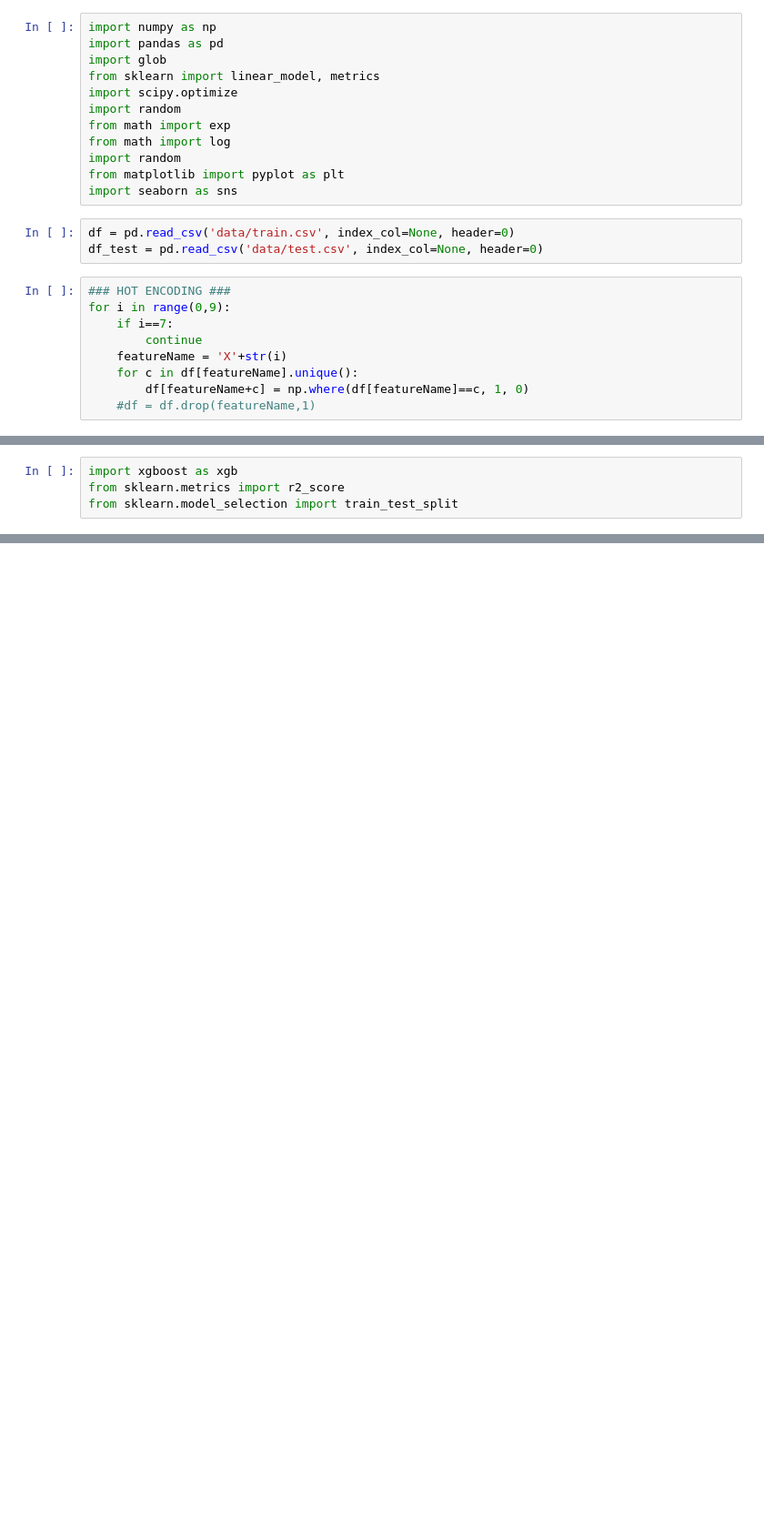
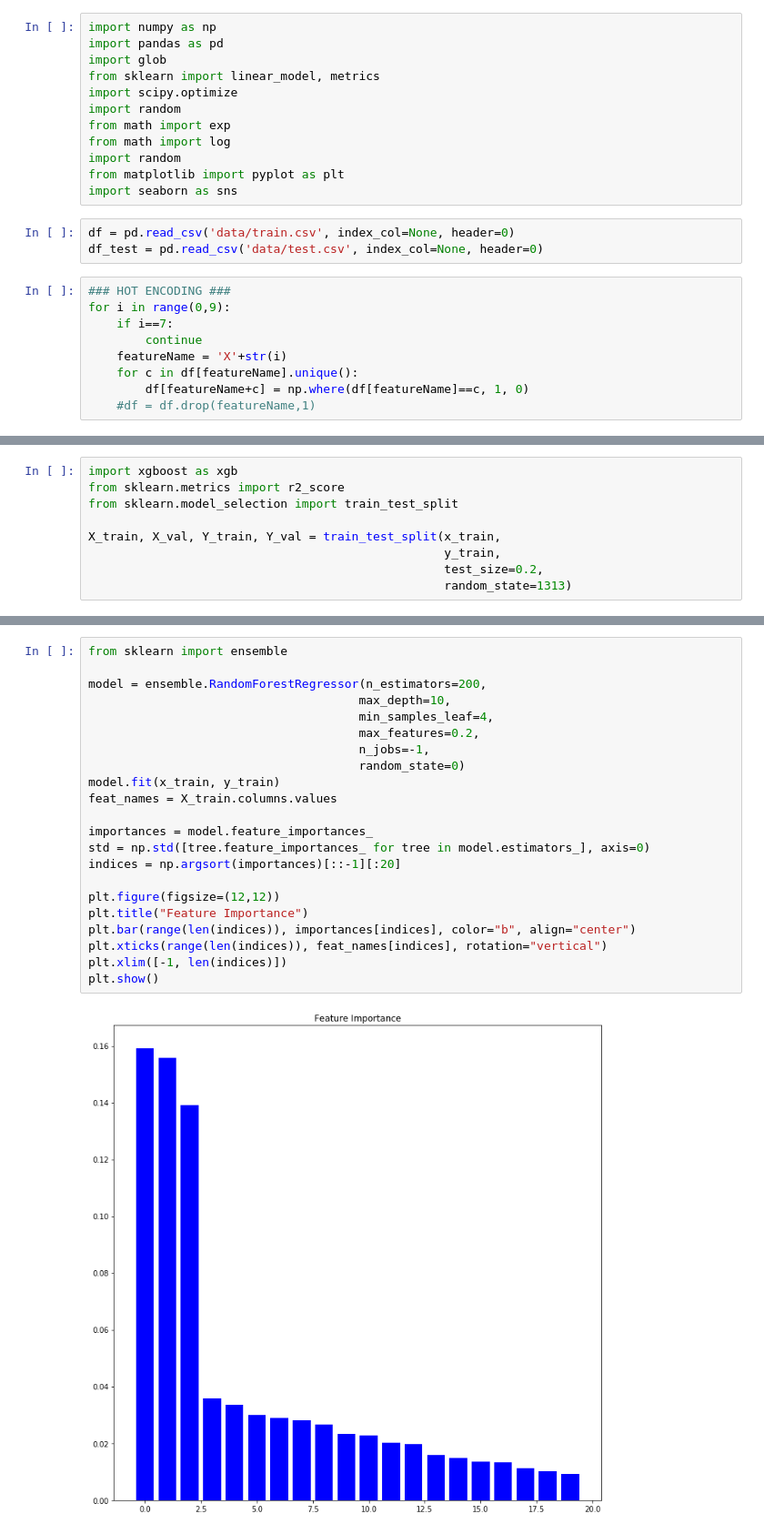
Before and after one commit to jeanette-nguyen/Mercedes-Test-Time, a Jupyter notebook: Mercedes_Test_Time.ipynb, the cells around one changed output, grey strips where cells are left out. Shown at 91% size. Cells and saved outputs as stored; diff of their text form; blank space fills up the shorter version.

```diff
--- a/Mercedes_Test_Time.ipynb
+++ b/Mercedes_Test_Time.ipynb
@@ -72,3 +86,8 @@ NameError: name 'pd' is not defined
 import xgboost as xgb
 from sklearn.metrics import r2_score
 from sklearn.model_selection import train_test_split
+
+X_train, X_val, Y_train, Y_val = train_test_split(x_train,
+                                                  y_train,
+                                                  test_size=0.2,
+                                                  random_state=1313)
@@ -74,0 +97,24 @@ from sklearn.model_selection import train_test_split
+# %%
+from sklearn import ensemble
+
+model = ensemble.RandomForestRegressor(n_estimators=200,
+                                      max_depth=10,
+                                      min_samples_leaf=4,
+                                      max_features=0.2,
+                                      n_jobs=-1,
+                                      random_state=0)
+model.fit(x_train, y_train)
+feat_names = X_train.columns.values
+
+importances = model.feature_importances_
+std = np.std([tree.feature_importances_ for tree in model.estimators_], axis=0)
+indices = np.argsort(importances)[::-1][:20]
+
+plt.figure(figsize=(12,12))
+plt.title("Feature Importance")
+plt.bar(range(len(indices)), importances[indices], color="b", align="center")
+plt.xticks(range(len(indices)), feat_names[indices], rotation="vertical")
+plt.xlim([-1, len(indices)])
+plt.show()
+# %% [output]
+[figure, added]
```
Also changed, not shown: parts of 6 cells of this notebook.
